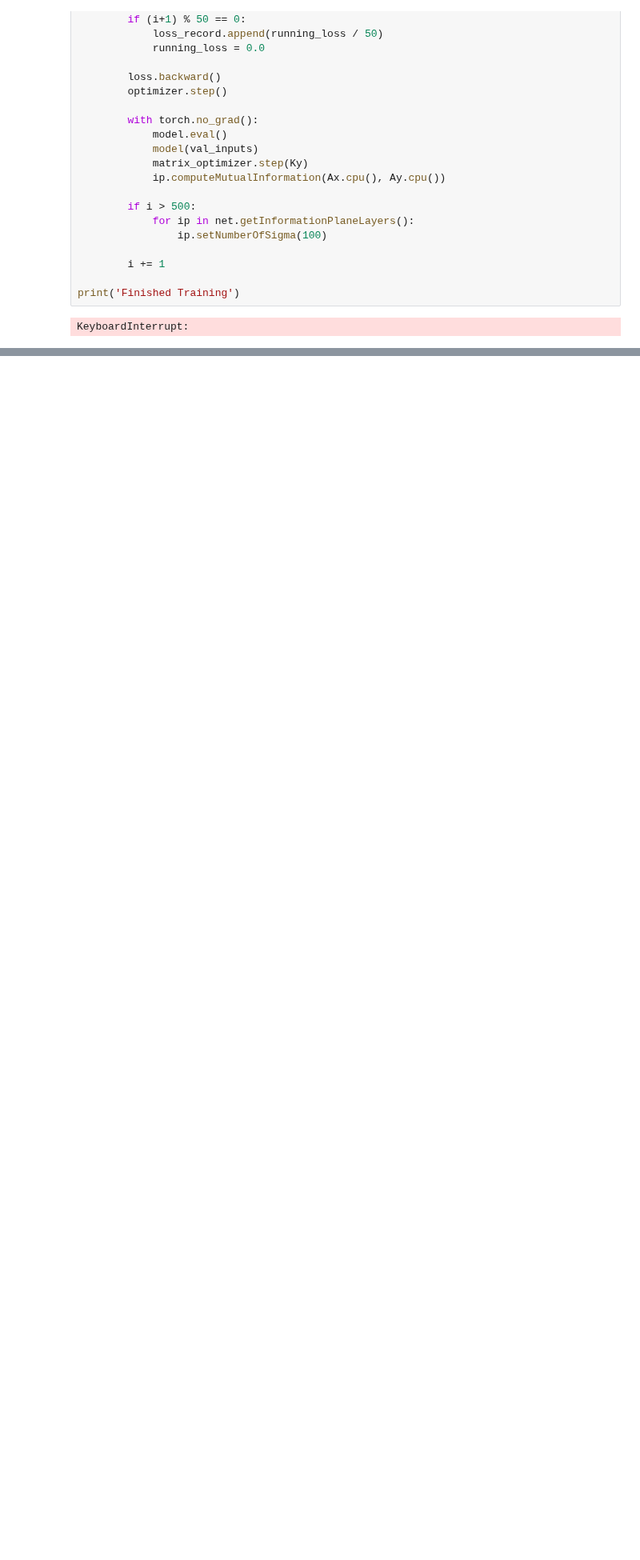
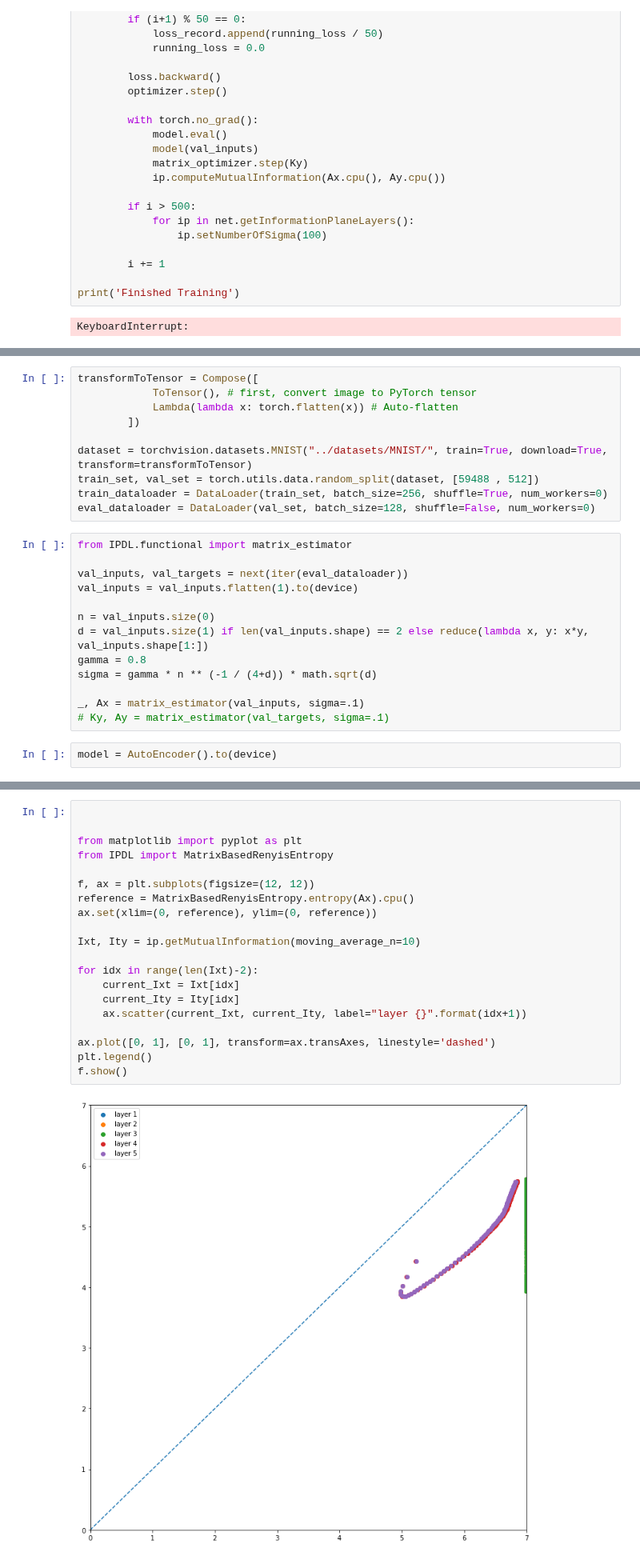
Before and after one commit to SolidusAbi/IPDL, a Jupyter notebook: notebooks/tutorial.ipynb, the cells around one changed output, grey strips where cells are left out. Shown at 80% size. Saved outputs shown, nothing was run; the diff lists cells and outputs as text; blank space fills up the shorter version.

```diff
--- a/notebooks/tutorial.ipynb
+++ b/notebooks/tutorial.ipynb
@@ -167,0 +350,25 @@ KeyboardInterrupt:
+# %%
+transformToTensor = Compose([
+            ToTensor(), # first, convert image to PyTorch tensor
+            Lambda(lambda x: torch.flatten(x)) # Auto-flatten
+        ])
+
+dataset = torchvision.datasets.MNIST("../datasets/MNIST/", train=True, download=True, transform=transformToTensor)
+train_set, val_set = torch.utils.data.random_split(dataset, [59488 , 512])
+train_dataloader = DataLoader(train_set, batch_size=256, shuffle=True, num_workers=0)
+eval_dataloader = DataLoader(val_set, batch_size=128, shuffle=False, num_workers=0)
+# %%
+from IPDL.functional import matrix_estimator
+
+val_inputs, val_targets = next(iter(eval_dataloader))
+val_inputs = val_inputs.flatten(1).to(device)
+
+n = val_inputs.size(0)
+d = val_inputs.size(1) if len(val_inputs.shape) == 2 else reduce(lambda x, y: x*y, val_inputs.shape[1:])
+gamma = 0.8
+sigma = gamma * n ** (-1 / (4+d)) * math.sqrt(d)
+
+_, Ax = matrix_estimator(val_inputs, sigma=.1)
+# Ky, Ay = matrix_estimator(val_targets, sigma=.1)
+# %%
+model = AutoEncoder().to(device)
@@ -167,0 +425,22 @@ KeyboardInterrupt:
+# %%
+
+
+from matplotlib import pyplot as plt
+from IPDL import MatrixBasedRenyisEntropy
+
+f, ax = plt.subplots(figsize=(12, 12))
+reference = MatrixBasedRenyisEntropy.entropy(Ax).cpu()
+ax.set(xlim=(0, reference), ylim=(0, reference))
+
+Ixt, Ity = ip.getMutualInformation(moving_average_n=10)
+
+for idx in range(len(Ixt)-2):
+    current_Ixt = Ixt[idx]
+    current_Ity = Ity[idx]
+    ax.scatter(current_Ixt, current_Ity, label="layer {}".format(idx+1))
+
+ax.plot([0, 1], [0, 1], transform=ax.transAxes, linestyle='dashed')
+plt.legend()
+f.show()
+# %% [output]
+[figure, added]
```
Also changed, not shown: parts of 9 cells of this notebook, 5 other files.
